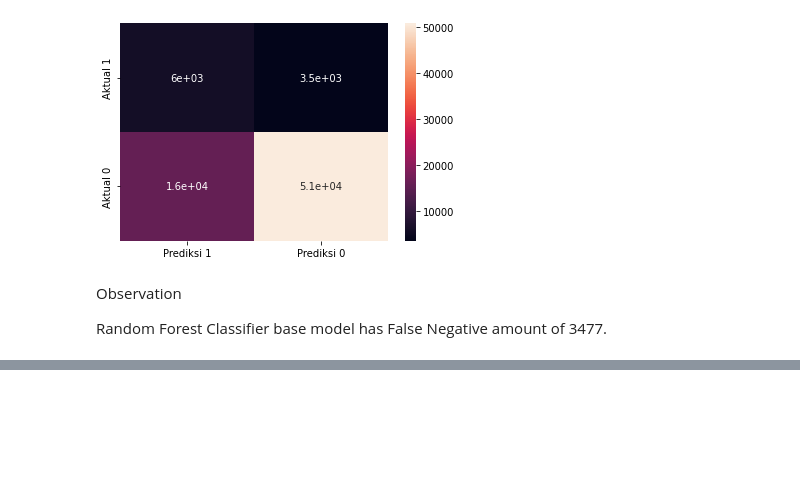
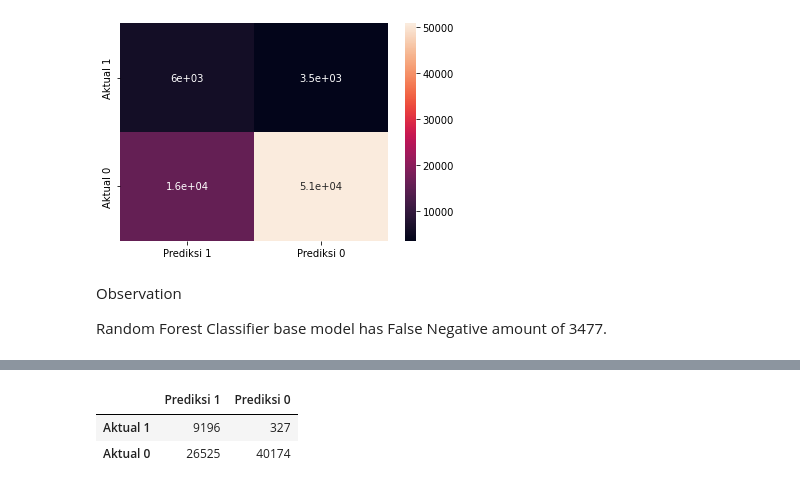
Before and after one commit to tnatani/Health-Insurance-Cross-Sell-Prediction, a Jupyter notebook: Copy_of_HEALTH_INSURANCE_CROSS_SELL_PREDICTION.ipynb, the cells around one changed output, grey strips where cells are left out. Saved outputs shown, nothing was run; the diff lists cells and outputs as text; code cells hidden in the pictures; blank space fills up the shorter version.

```diff
--- a/Copy_of_HEALTH_INSURANCE_CROSS_SELL_PREDICTION.ipynb
+++ b/Copy_of_HEALTH_INSURANCE_CROSS_SELL_PREDICTION.ipynb
@@ -693,0 +723,2 @@ sns.heatmap(df_RF, annot = True)
+# %%
+model_logreg_tuned.fit(X_train_sm, y_train_sm)
@@ -693,0 +748,7 @@ sns.heatmap(df_RF, annot = True)
+# %%
+logreg_tuned = model_logreg_tuned.best_estimator_
+# %%
+y_tuned_logreg = logreg_tuned.predict(X_test)
+# %%
+cm_logreg_tuned = confusion_matrix(y_test, y_tuned_logreg, labels = [1,0])
+cm_logreg_tuned
@@ -693,0 +774,7 @@ sns.heatmap(df_RF, annot = True)
+# %%
+df_logreg_tuned = pd.DataFrame(data = cm_logreg_tuned , index = ["Aktual 1","Aktual 0"], columns = ["Prediksi 1", "Prediksi 0"])
+df_logreg_tuned
+# %% [output]
+|  | Prediksi 1 | Prediksi 0 |
+| Aktual 1 | 9196 | 327 |
+| Aktual 0 | 26525 | 40174 |
```
Also changed, not shown: parts of 14 cells of this notebook.
